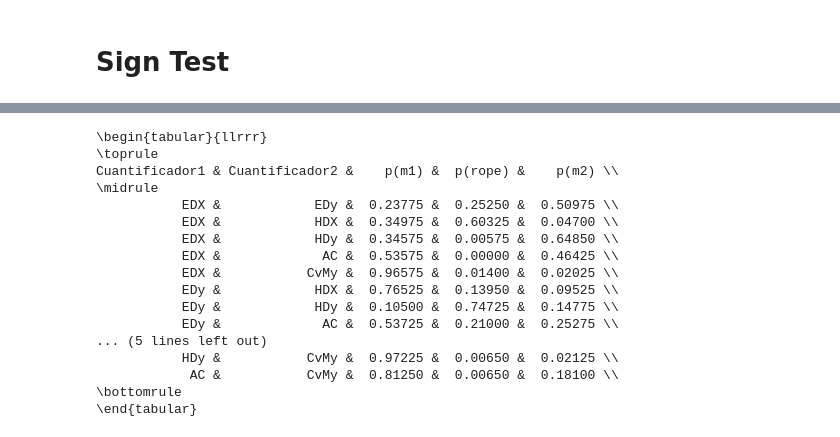
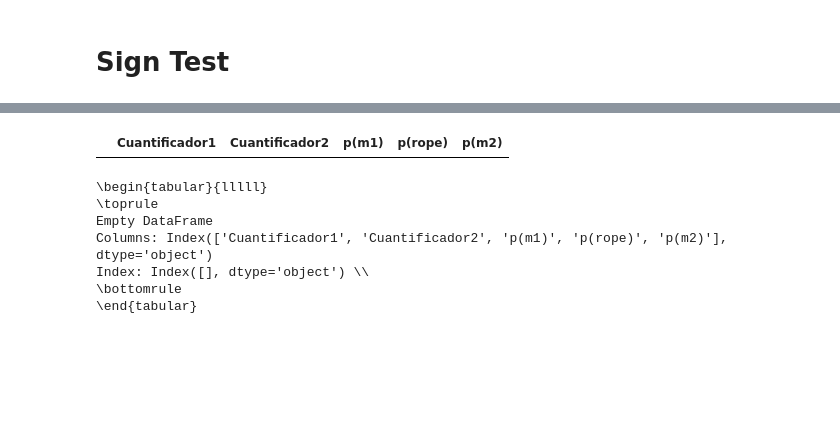
Before and after one commit to albertorepo/analisis-cuantificacion, a Jupyter notebook: ExploreResults.ipynb, the cells around one changed output, grey strips where cells are left out. Saved outputs shown, nothing was run; the diff lists cells and outputs as text; code cells hidden in the pictures; blank space fills up the shorter version.

```diff
--- a/ExploreResults.ipynb
+++ b/ExploreResults.ipynb
@@ -177,3 +195,5 @@ fig.tight_layout()
+# %%
+prob_df = pd.read_csv("prob_test_20x50.csv")
 # %% [markdown]
 # Sign Test
 # %%
@@ -243,20 +259,14 @@ fig.savefig("figures/Hierarchical_1000bags.png")
+# %%
+prob_df
+# %% [output]
+|  | Cuantificador1 | Cuantificador2 | p(m1) | p(rope) | p(m2) |
 # %%
 print(prob_df.to_latex(index=None))
 # %% [output]
-\begin{tabular}{llrrr}
+\begin{tabular}{lllll}
 \toprule
-Cuantificador1 & Cuantificador2 &    p(m1) &  p(rope) &    p(m2) \\
-\midrule
-           EDX &            EDy &  0.23775 &  0.25250 &  0.50975 \\
-           EDX &            HDX &  0.34975 &  0.60325 &  0.04700 \\
-           EDX &            HDy &  0.34575 &  0.00575 &  0.64850 \\
-           EDX &             AC &  0.53575 &  0.00000 &  0.46425 \\
-           EDX &           CvMy &  0.96575 &  0.01400 &  0.02025 \\
-           EDy &            HDX &  0.76525 &  0.13950 &  0.09525 \\
-           EDy &            HDy &  0.10500 &  0.74725 &  0.14775 \\
-           EDy &             AC &  0.53725 &  0.21000 &  0.25275 \\
-... (5 lines left out)
-           HDy &           CvMy &  0.97225 &  0.00650 &  0.02125 \\
-            AC &           CvMy &  0.81250 &  0.00650 &  0.18100 \\
+Empty DataFrame
+Columns: Index(['Cuantificador1', 'Cuantificador2', 'p(m1)', 'p(rope)', 'p(m2)'], dtype='object')
+Index: Index([], dtype='object') \\
 \bottomrule
 \end{tabular}
```
Also changed, not shown: parts of 7 cells of this notebook, 36 other files.
